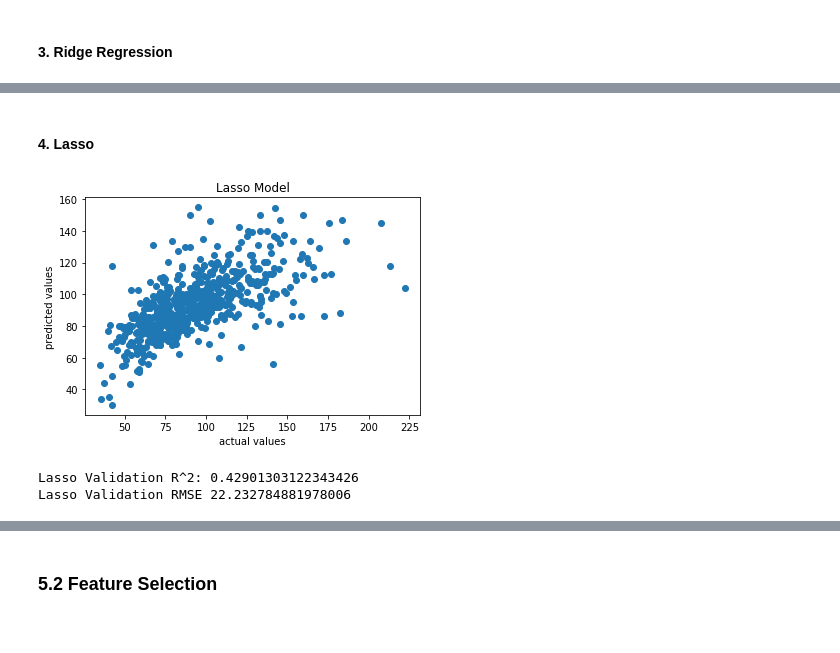
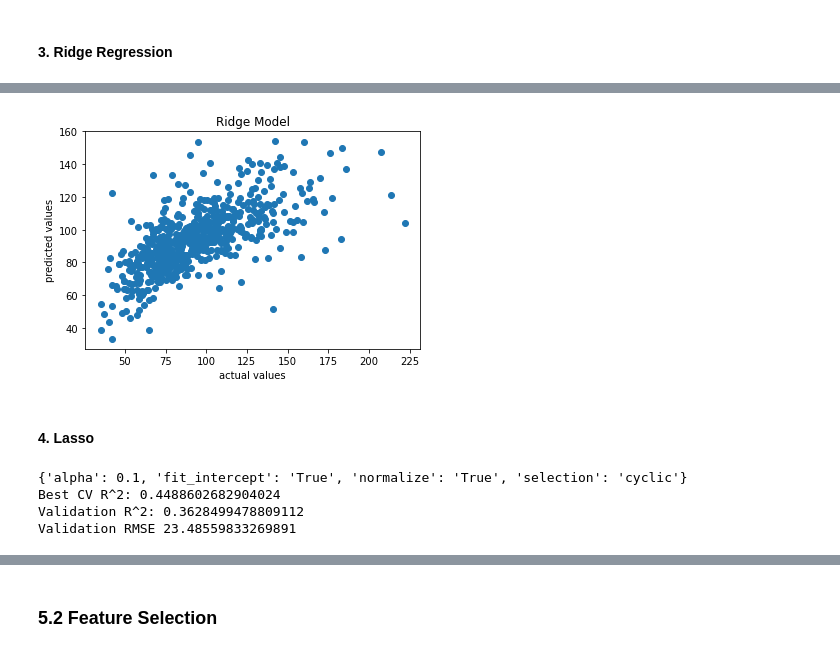
Before and after one commit to yaelnidam/CSS_Project2_Team1_Fall2020, a Jupyter notebook: project2.ipynb, the cells around one changed output, grey strips where cells are left out. Cells and saved outputs as stored; diff of their text form; code cells hidden in the pictures.

```diff
--- a/project2.ipynb
+++ b/project2.ipynb
@@ -794,22 +833,26 @@ Ridge Validation RMSE 21.69178746940388
+# %%
+# plot the predictions
+plt.scatter(x = y_validate, y = best_ridge_pred)
+plt.title('Ridge Model')
+plt.xlabel('actual values')
+plt.ylabel('predicted values')
+plt.show()
+# %% [output]
+[figure, added]
 # %% [markdown]
 #### 4. Lasso
-# %%
-# Predict on the validation set
-lasso_pred_validation = lasso_model.predict(X_validate)
-#lasso_pred_validation = lasso_grid_reg.predict(X_validate)
-# We test the original model and the model with the tuned hyperparameters on the validation set.
-# We find out that the original model has a smaller rmse.
-
-# plot the predictions
-plt.scatter(y_validate, lasso_pred_validation)
-plt.title('Lasso Model')
-plt.xlabel('actual values')
-plt.ylabel('predicted values')
-plt.show()
-
-print('Lasso Validation R^2:', lasso_model.score(X_validate, y_validate))
-print('Lasso Validation RMSE', rmse(lasso_pred_validation, y_validate))
-# %% [output]
-[figure, removed]
-Lasso Validation R^2: 0.42901303122343426
-Lasso Validation RMSE 22.232784881978006
+# %%
+# print the hyperparameters
+print(lasso_grid_reg.cv_results_["params"][best_index])
+
+# use to fit on validation data
+best_lasso_pred = lasso_grid_reg.best_estimator_.predict(X_validate)
+
+print('Best CV R^2:', max(lasso_grid_reg.cv_results_["mean_test_score"]))
+print('Validation R^2:', lasso_grid_reg.score(X_validate, y_validate))
+print('Validation RMSE', rmse(best_lasso_pred, y_validate))
+# %% [output]
+{'alpha': 0.1, 'fit_intercept': 'True', 'normalize': 'True', 'selection': 'cyclic'}
+Best CV R^2: 0.4488602682904024
+Validation R^2: 0.3628499478809112
+Validation RMSE 23.48559833269891
```
Also changed, not shown: parts of 53 cells of this notebook.
